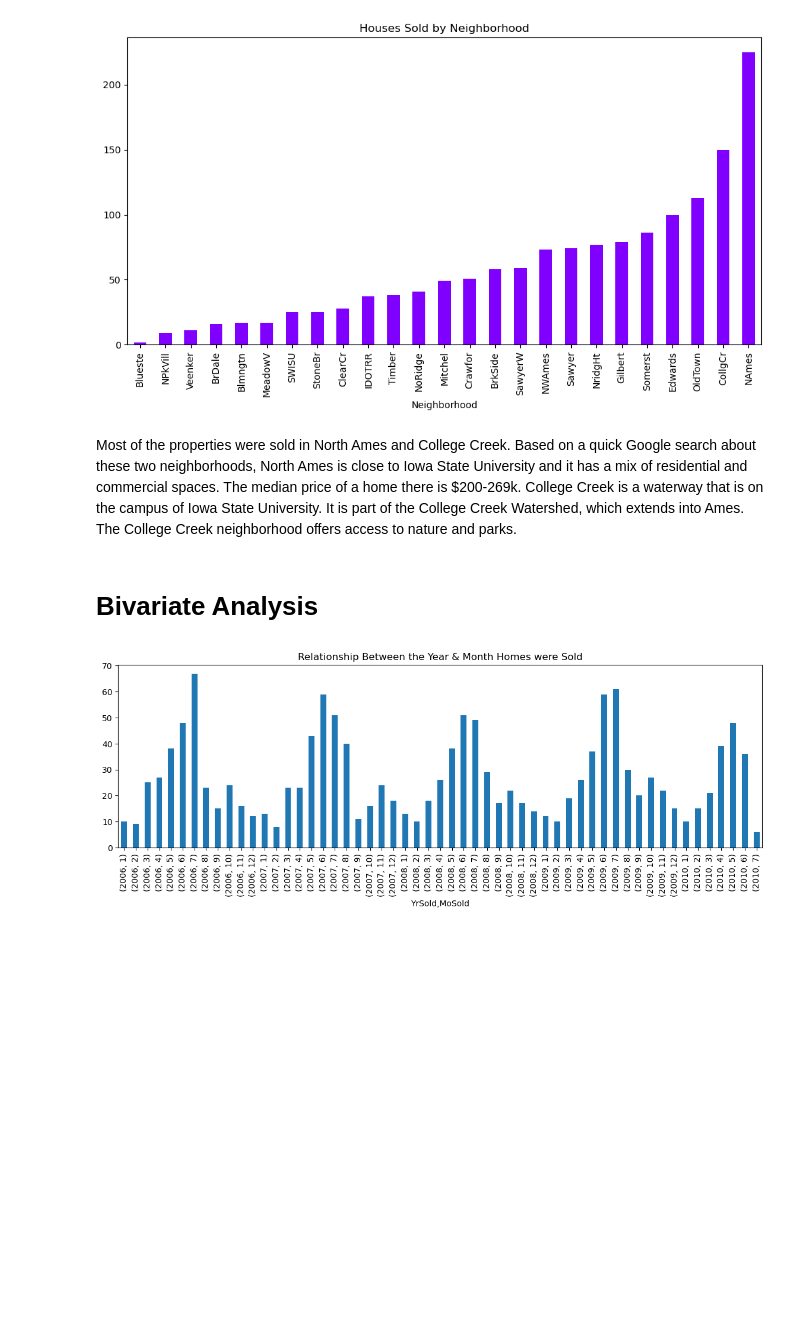
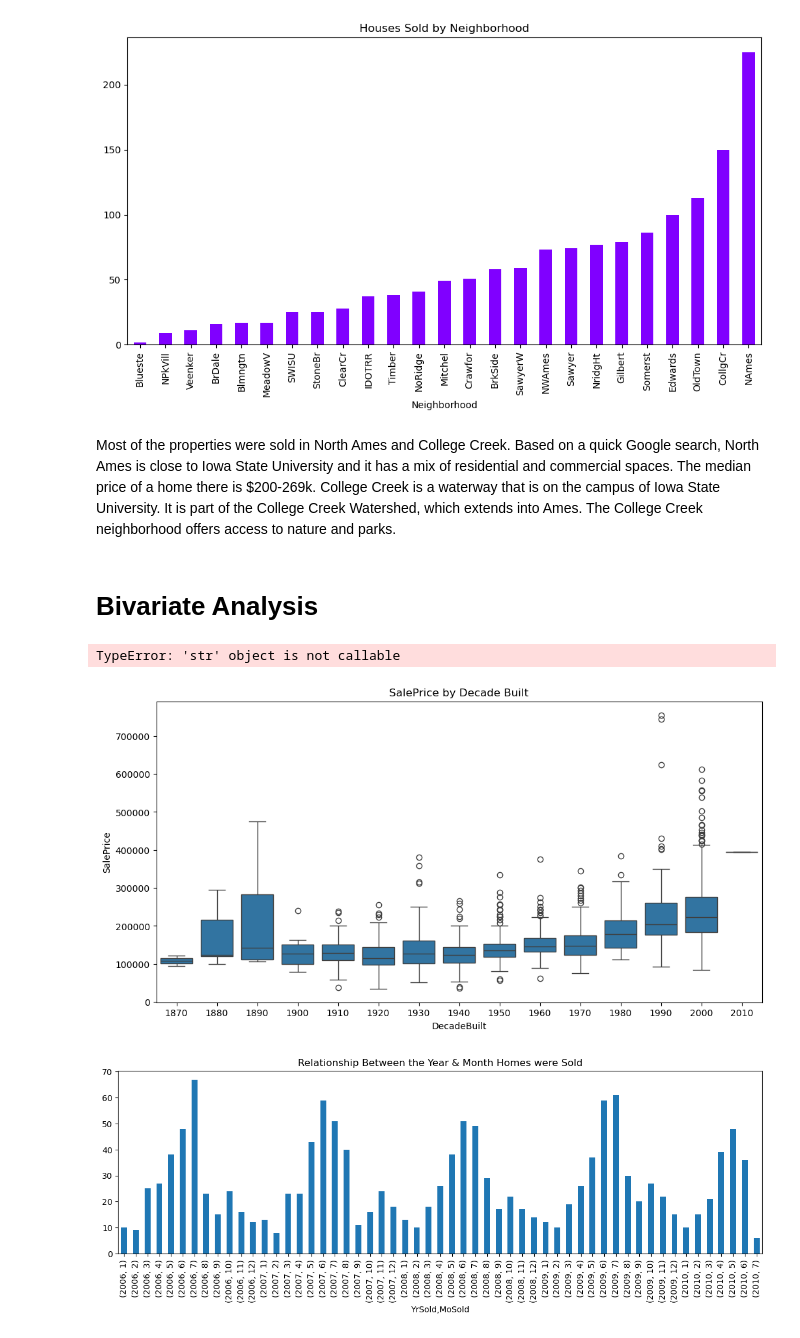
Before and after one commit to Jacqs395/House_Price, a Jupyter notebook: Code/eda.ipynb, the cells around one changed output. Cells and saved outputs as stored; diff of their text form; code cells hidden in the pictures; blank space fills up the shorter version.

```diff
--- a/Code/eda.ipynb
+++ b/Code/eda.ipynb
@@ -366,6 +357,6 @@ plt.show
 <function matplotlib.pyplot.show(close=None, block=None)>
 [figure]
 # %% [markdown]
-Most of the properties were sold in North Ames and College Creek. Based on a quick Google search about these two neighborhoods, North Ames is close to Iowa State University and it has a mix of residential and commercial spaces. The median price of a home there is $200-269k. College Creek is a waterway that is on the campus of Iowa State University. It is part of the College Creek Watershed, which extends into Ames. The College Creek neighborhood offers access to nature and parks.
+Most of the properties were sold in North Ames and College Creek. Based on a quick Google search, North Ames is close to Iowa State University and it has a mix of residential and commercial spaces. The median price of a home there is $200-269k. College Creek is a waterway that is on the campus of Iowa State University. It is part of the College Creek Watershed, which extends into Ames. The College Creek neighborhood offers access to nature and parks.
 # %% [markdown]
 # Bivariate Analysis
@@ -374,3 +363,18 @@ Most of the properties were sold in North Ames and College Creek. Based on a qui
+# %%
+# SalePrice and YearBuilt
+train_df['DecadeBuilt'] = (train_df['YearBuilt'] // 10) * 10
+
+plt.figure(figsize=(12,6))
+sns.boxplot(data=train_df, x='DecadeBuilt', y='SalePrice')
+plt.title("SalePrice by Decade Built")
+plt.xlabel("Decade Built")
+plt.ylabel("Sale Price")
+plt.xticks(rotation=45)
+plt.tight_layout()
+plt.show()
+# %% [output]
+TypeError: 'str' object is not callable
+[figure, added]
 # %%
 # Looking at the relationship between the year and month that homes were sold
 
```
Also changed, not shown: parts of 4 cells of this notebook, 2 other files.
